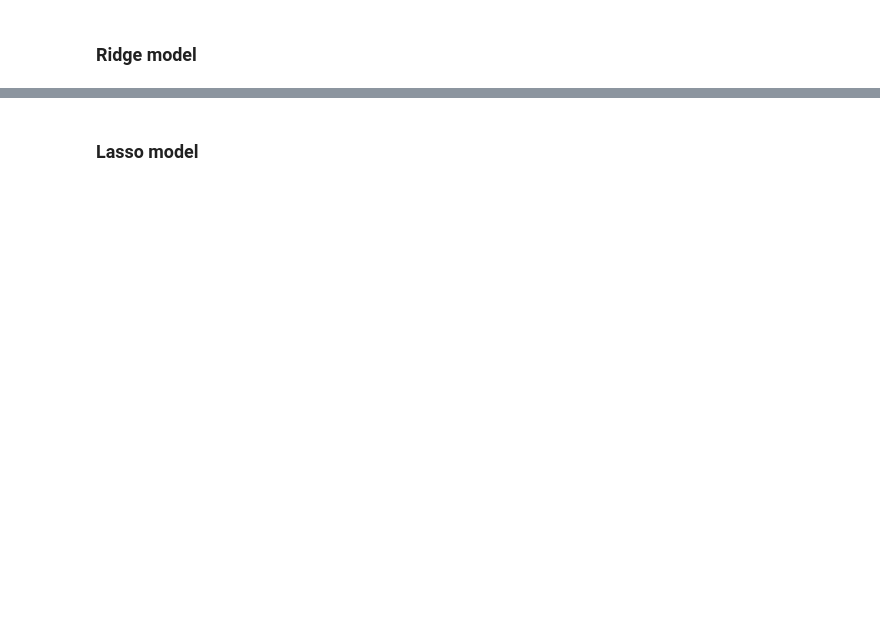
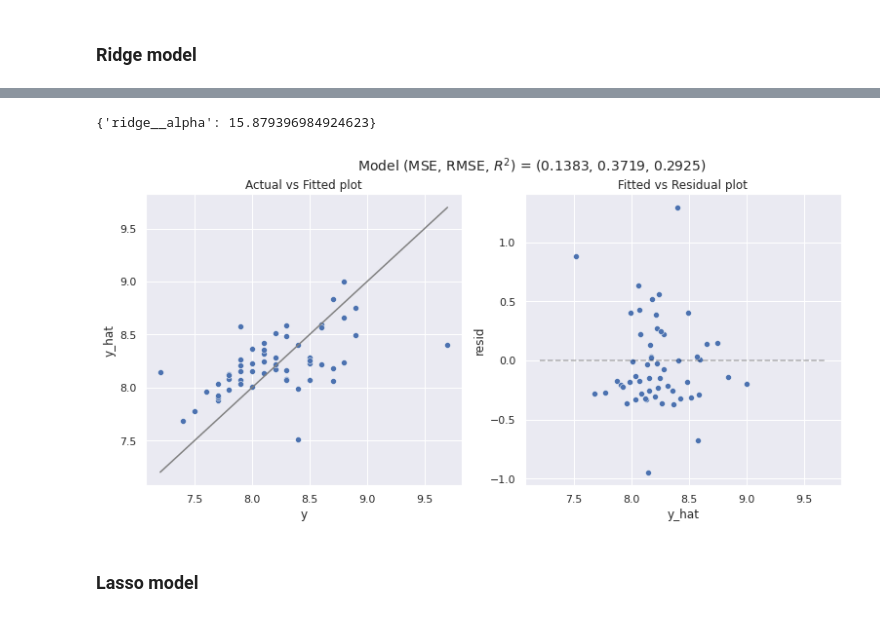
Before and after one commit to aliflo/office-episode-ratings-predictor, a Jupyter notebook: project_with_some_new_things.ipynb, the cells around one changed output, grey strips where cells are left out. Drawn from its saved outputs; the diff is of its cells as text; code cells hidden in the pictures; blank space fills up the shorter version.

```diff
--- a/project_with_some_new_things.ipynb
+++ b/project_with_some_new_things.ipynb
@@ -573,2 +609,19 @@ mse, rmse, rsqr = model_fit(model_pipeline_ridge, X_test, y_test, plot=True)
+# %%
+print(gs_ridg3.best_params_)
+# %% [output]
+{'ridge__alpha': 15.879396984924623}
+# %%
+model_pipeline_ridge = Pipeline([
+    ('scaler', StandardScaler()),
+    ('model', Ridge(alpha=15.88))
+])
+
+
+# Fitting the model
+model_pipeline_ridge.fit(X, y_train)
+
+mse, rmse, rsqr = model_fit(model_pipeline_ridge, X_t, y_test, plot=True)
+# %% [output]
+[figure, added]
 # %% [markdown]
 ### Lasso model
```
Also changed, not shown: parts of 27 cells of this notebook.
